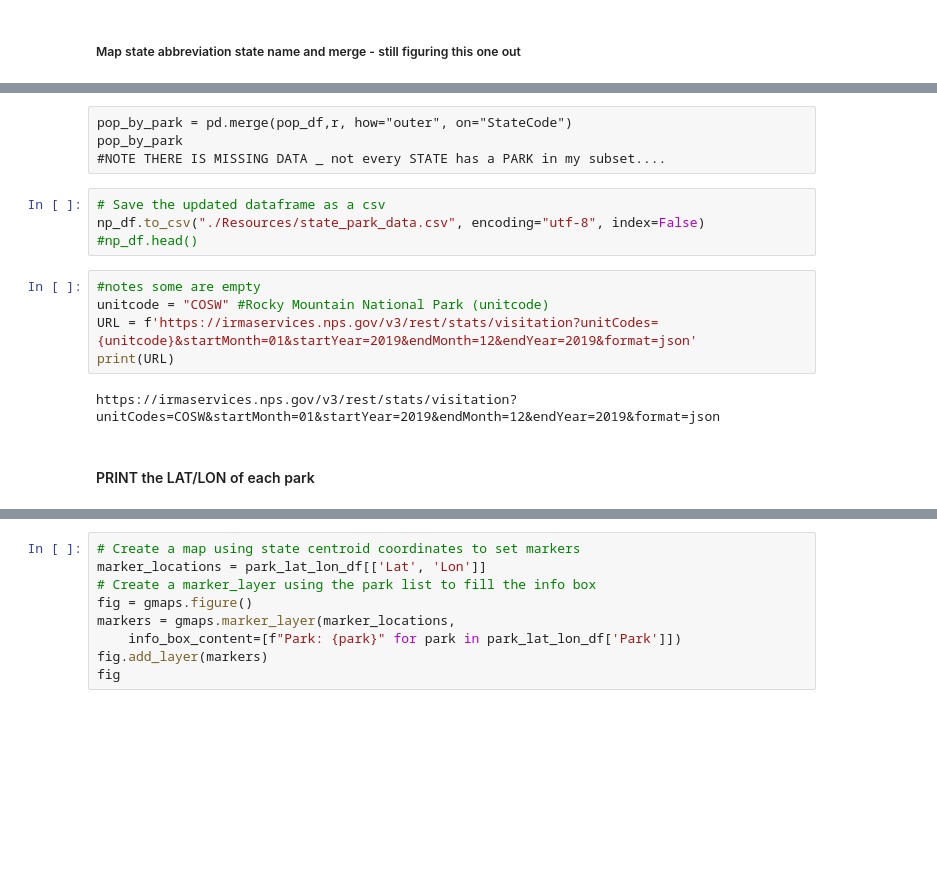
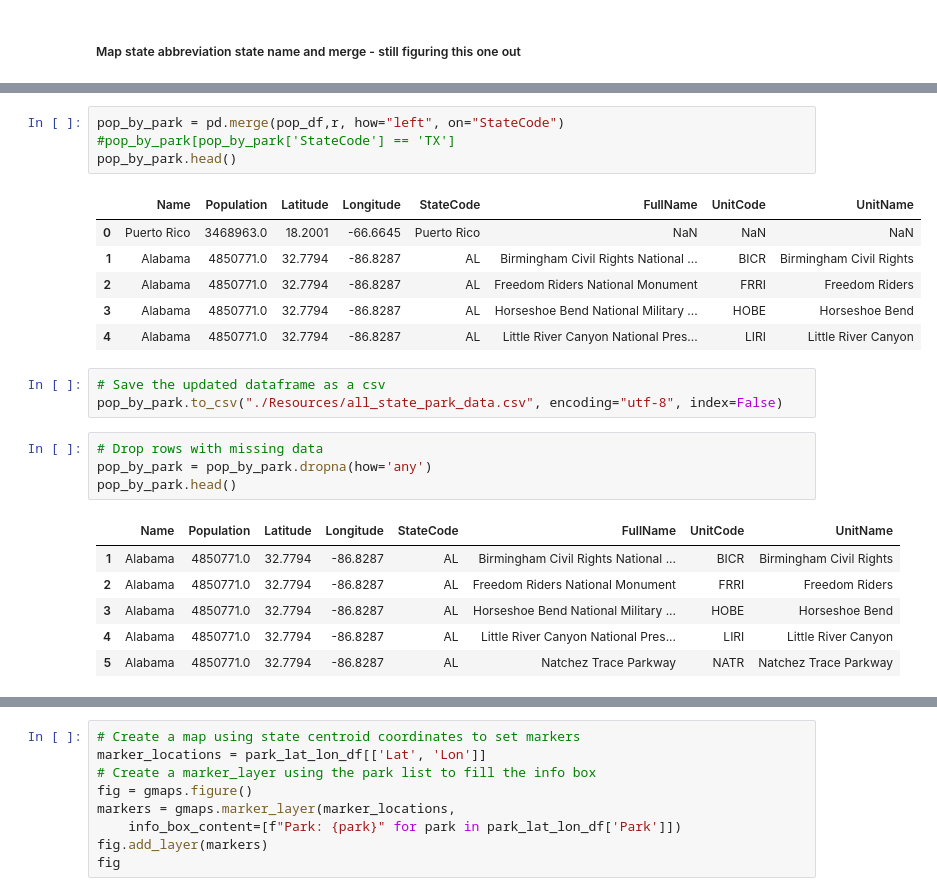
Before and after one commit to Eng-Hisham991/National_Park_Analysis, a Jupyter notebook: parks_visitors_v_population.ipynb, the cells around one changed output, grey strips where cells are left out. Cells and saved outputs as stored; diff of their text form; blank space fills up the shorter version.

```diff
--- a/parks_visitors_v_population.ipynb
+++ b/parks_visitors_v_population.ipynb
@@ -260,17 +277,25 @@ r.head(3)
-# %% [raw]
-pop_by_park = pd.merge(pop_df,r, how="outer", on="StateCode")
-pop_by_park
-#NOTE THERE IS MISSING DATA _ not every STATE has a PARK in my subset....
+# %%
+pop_by_park = pd.merge(pop_df,r, how="left", on="StateCode")
+#pop_by_park[pop_by_park['StateCode'] == 'TX']
+pop_by_park.head()
+# %% [output]
+|  | Name | Population | Latitude | Longitude | StateCode | FullName | UnitCode | UnitName |
+| 0 | Puerto Rico | 3468963.0 | 18.2001 | -66.6645 | Puerto Rico | NaN | NaN | NaN |
+| 1 | Alabama | 4850771.0 | 32.7794 | -86.8287 | AL | Birmingham Civil Rights National ... | BICR | Birmingham Civil Rights |
+| 2 | Alabama | 4850771.0 | 32.7794 | -86.8287 | AL | Freedom Riders National Monument | FRRI | Freedom Riders |
+| 3 | Alabama | 4850771.0 | 32.7794 | -86.8287 | AL | Horseshoe Bend National Military ... | HOBE | Horseshoe Bend |
+| 4 | Alabama | 4850771.0 | 32.7794 | -86.8287 | AL | Little River Canyon National Pres... | LIRI | Little River Canyon |
 # %%
 # Save the updated dataframe as a csv
-np_df.to_csv("./Resources/state_park_data.csv", encoding="utf-8", index=False)
-#np_df.head()
+pop_by_park.to_csv("./Resources/all_state_park_data.csv", encoding="utf-8", index=False)
-# %%
-#notes some are empty
-unitcode = "COSW" #Rocky Mountain National Park (unitcode)
-URL = f'https://irmaservices.nps.gov/v3/rest/stats/visitation?unitCodes={unitcode}&startMonth=01&startYear=2019&endMonth=12&endYear=2019&format=json'
-print(URL)
-# %% [output]
-https://irmaservices.nps.gov/v3/rest/stats/visitation?unitCodes=COSW&startMonth=01&startYear=2019&endMonth=12&endYear=2019&format=json
-# %% [markdown]
-#### PRINT the LAT/LON of each park
+# %%
+# Drop rows with missing data
+pop_by_park = pop_by_park.dropna(how='any')
+pop_by_park.head()
+# %% [output]
+|  | Name | Population | Latitude | Longitude | StateCode | FullName | UnitCode | UnitName |
+| 1 | Alabama | 4850771.0 | 32.7794 | -86.8287 | AL | Birmingham Civil Rights National ... | BICR | Birmingham Civil Rights |
+| 2 | Alabama | 4850771.0 | 32.7794 | -86.8287 | AL | Freedom Riders National Monument | FRRI | Freedom Riders |
+| 3 | Alabama | 4850771.0 | 32.7794 | -86.8287 | AL | Horseshoe Bend National Military ... | HOBE | Horseshoe Bend |
+| 4 | Alabama | 4850771.0 | 32.7794 | -86.8287 | AL | Little River Canyon National Pres... | LIRI | Little River Canyon |
+| 5 | Alabama | 4850771.0 | 32.7794 | -86.8287 | AL | Natchez Trace Parkway | NATR | Natchez Trace Parkway |
```
Also changed, not shown: parts of 61 cells of this notebook, 6 other files.
